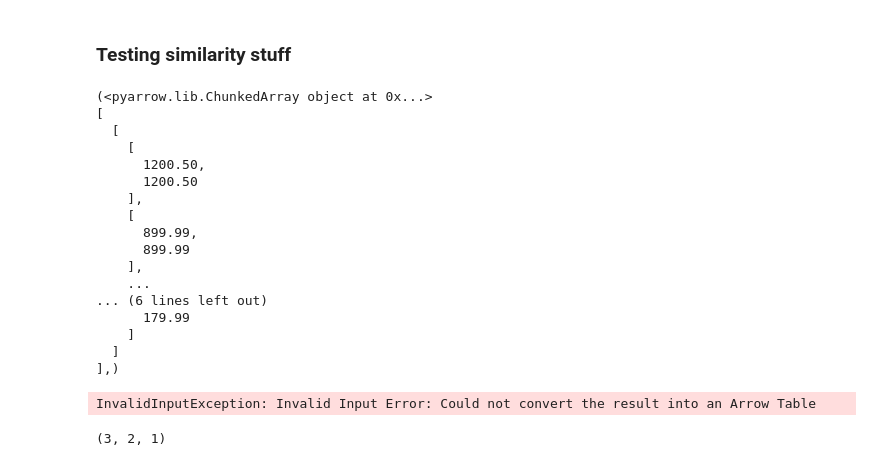
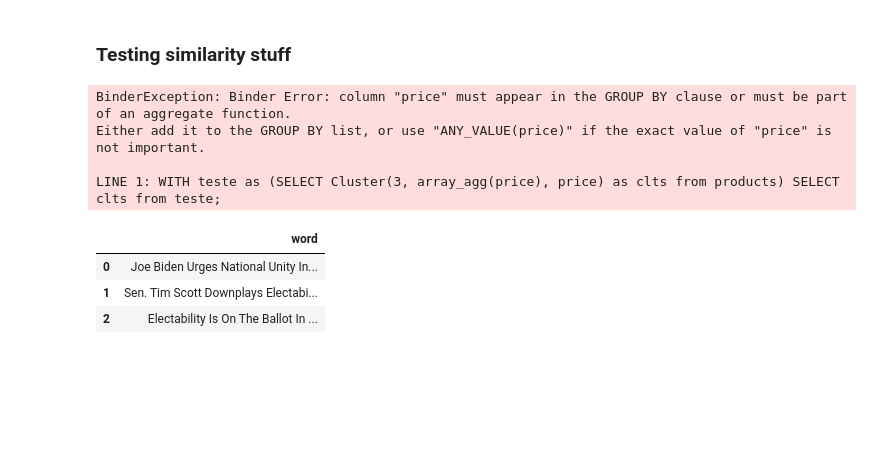
Before and after one commit to felipeVsc/event_mining, a Jupyter notebook: main/duck.ipynb, the cells around one changed output. Cells and saved outputs as stored; diff of their text form; code cells hidden in the pictures; blank space fills up the shorter version.

```diff
--- a/main/duck.ipynb
+++ b/main/duck.ipynb
@@ -214,9 +214,9 @@ from ml import MachineLearning
 ml_class = MachineLearning()
 
 def cluster_price(*args) -> float:
-    print(args)
-    # res = ml_class.cluster_kmeans(value)
-    return args
+    res = ml_class.cluster_kmeans(*args)
+    print(res)
+    return res
 
 from typing import Union
 from duckdb.typing import DuckDBPyType
@@ -225,35 +225,33 @@ from pyarrow import types
 
 con.create_function("Cluster", cluster_price, parameters=None, return_type=float, type="arrow")
 # YAYYYYY THIS WORKS!! eu posso passar como LISTA INDIVIDUAL MESMO, cada row vai ser um [rowA1, rowB1], [rowA2]
-result = con.execute("WITH teste as (SELECT Cluster([price,price]) as clts from products) SELECT clts from teste;").fetchdf()
+result = con.execute("WITH teste as (SELECT Cluster(k,price, price) as clts from products) SELECT clts from teste;").fetchdf()
 print(result)
 
 # Maybe with map??
 
 # eu posso definir e nao fazer um check, no maximo type check, mas order check nao
+
+# ainda tenho que checar como vai ficar a chunkedarray no caso do hbar por ex
 # %% [output]
-(<pyarrow.lib.ChunkedArray object at 0x...>
-[
-  [
-    [
-      1200.50,
-      1200.50
-    ],
-    [
-      899.99,
-      899.99
-    ],
-    ...
-... (6 lines left out)
-      179.99
-    ]
-  ]
-],)
+BinderException: Binder Error: column "price" must appear in the GROUP BY clause or must be part of an aggregate function.
+Either add it to the GROUP BY list, or use "ANY_VALUE(price)" if the exact value of "price" is not important.
+
+LINE 1: WITH teste as (SELECT Cluster(3, array_agg(price), price) as clts from products) SELECT clts from teste;
-InvalidInputException: Invalid Input Error: Could not convert the result into an Arrow Table
-# %%
-def a(*args):
-    print(args)
-
-a(3,2,1)
-# %% [output]
-(3, 2, 1)
+# %%
+engine.runQuery("""
+
+WITH findEvent AS (
+    SELECT title AS word
+    FROM event e, date d, content c
+    WHERE e.dateID = d.dateID AND e.contentid = c.contentid AND
+          fullDate = '2022-09-13'
+) SELECT word from findEvent;
+""")
+
+# THIS KINDA WORKS!!! THE PROBABLE CAUSE IS THE CHUNKED ARRAY BIT
+# %% [output]
+|  | word |
+| 0 | Joe Biden Urges National Unity In... |
+| 1 | Sen. Tim Scott Downplays Electabi... |
+| 2 | Electability Is On The Ballot In ... |
```
Also changed, not shown: parts of 7 cells of this notebook, 8 other files.
